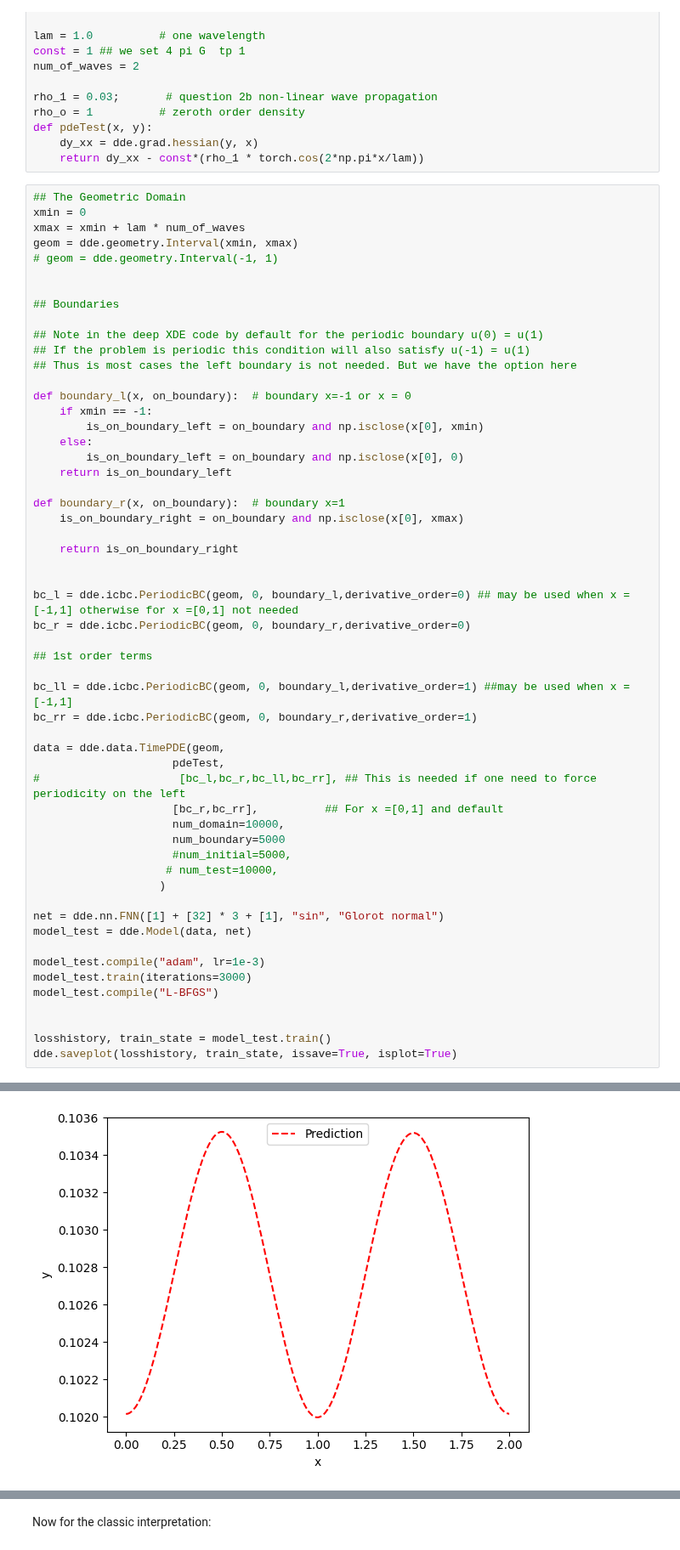
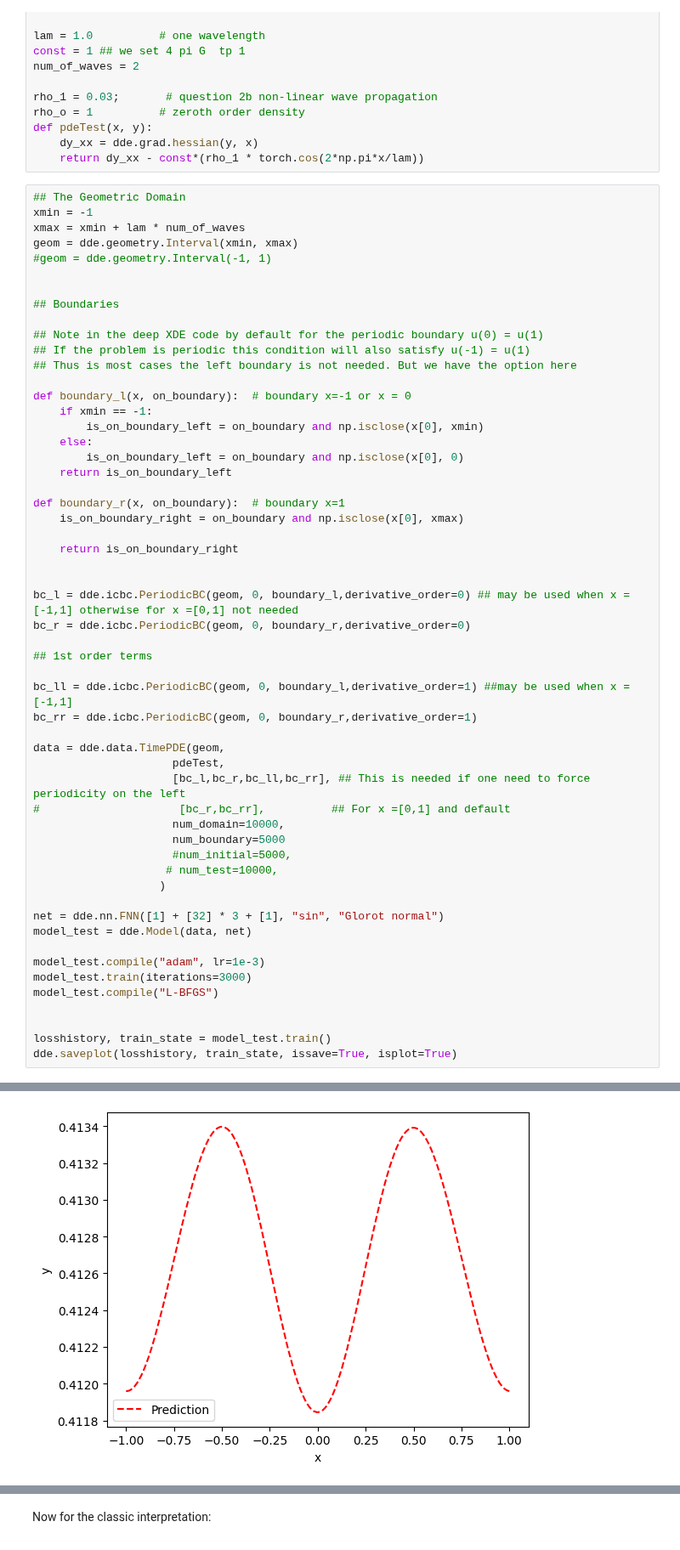
Before and after one commit to hojaelim/hojae-lim-diss, a Jupyter notebook: diss.ipynb, the cells around one changed output, grey strips where cells are left out. Shown at 85% size. Saved outputs shown, nothing was run; the diff lists cells and outputs as text.

```diff
--- a/diss.ipynb
+++ b/diss.ipynb
@@ -47,10 +68,10 @@ def pdeTest(x, y):
     return dy_xx - const*(rho_1 * torch.cos(2*np.pi*x/lam))
 # %%
 ## The Geometric Domain
-xmin = 0
+xmin = -1
 xmax = xmin + lam * num_of_waves
 geom = dde.geometry.Interval(xmin, xmax)
-# geom = dde.geometry.Interval(-1, 1)
+#geom = dde.geometry.Interval(-1, 1)
 
 
 ## Boundaries
@@ -82,8 +103,8 @@ bc_rr = dde.icbc.PeriodicBC(geom, 0, boundary_r,derivative_order=1)
 
 data = dde.data.TimePDE(geom,
                      pdeTest,
-#                     [bc_l,bc_r,bc_ll,bc_rr], ## This is needed if one need to force periodicity on the left
-                     [bc_r,bc_rr],          ## For x =[0,1] and default
+                     [bc_l,bc_r,bc_ll,bc_rr], ## This is needed if one need to force periodicity on the left
+#                     [bc_r,bc_rr],          ## For x =[0,1] and default
                      num_domain=10000,
                      num_boundary=5000
                      #num_initial=5000,
@@ -122,4 +143,4 @@ Saving test data to /content/test.dat ...
-[figure, old version]
+[figure, new version]
 # %%
 X = np.linspace(xmin,xmax,1000).reshape(1000, 1)
 output_0 = model_test.predict(X)
```
Also changed, not shown: parts of 4 cells of this notebook.
